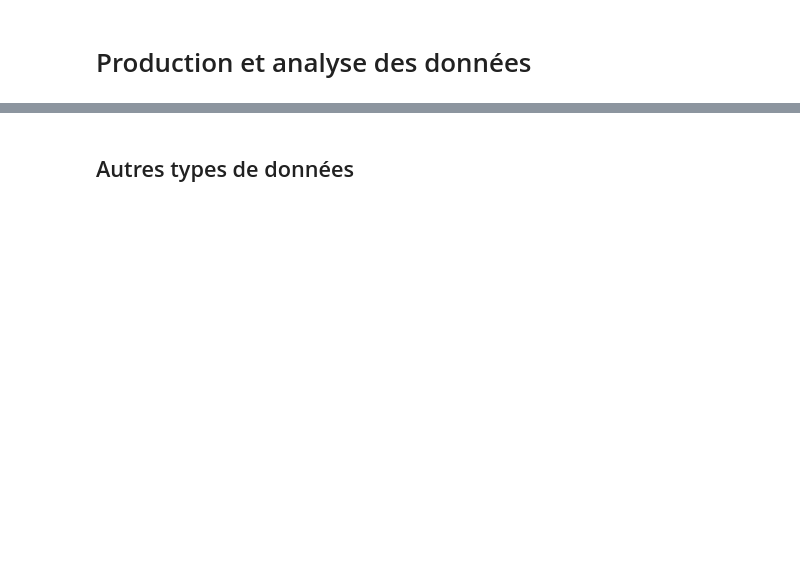
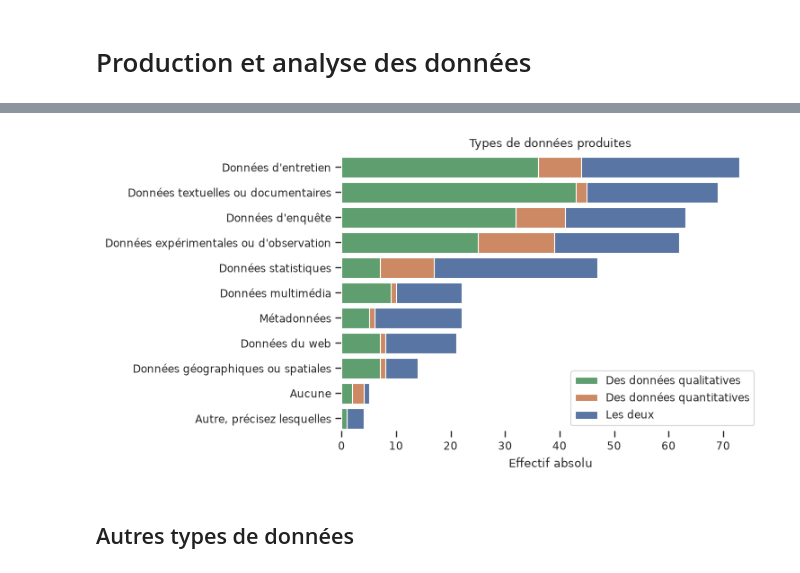
Before and after one commit to luneauaymeric/enquete_SO_p8, a Jupyter notebook: script_analyse/stat_descriptive/production_et_analyse_donnees.ipynb, the cells around one changed output, grey strips where cells are left out. Drawn from its saved outputs; the diff is of its cells as text; code cells hidden in the pictures; blank space fills up the shorter version.

```diff
--- a/script_analyse/stat_descriptive/production_et_analyse_donnees.ipynb
+++ b/script_analyse/stat_descriptive/production_et_analyse_donnees.ipynb
@@ -154,20 +204,31 @@ cross_tab.sort_values(by=["Total"],  ascending=[False])
 # %%
 fig, ax = plt.subplots(1, figsize=(6,4))
 
 sns.set_theme(style="ticks", context="paper")
 
 
 g = sns.barplot(x="nb", y="q10_type_data", data=q10, hue="q11_quali_or_quanti", dodge=False)
 
 titre = "Types de données produites"
 ax.yaxis.set_label_text("")
 ax.xaxis.set_label_text("")
+ax.set(xlabel='Effectif absolu')
 #ax.set_xticks(ticks = [x/10 for x in range(11)])
 ax.set_title(titre.replace("<i>","(").replace("</i>",")"))
+
+handles, labels = plt.gca().get_legend_handles_labels()
+order = [2,1,0]
+
+#add legend to plot
+
+ax.legend([handles[idx] for idx in order],[labels[idx] for idx in order])
+
 
 
 sns.despine(left=True, bottom=True)
 plt.savefig(f"./viz/type_donnee_quali.png", bbox_inches='tight', dpi = 200)
+# %% [output]
+[figure, added]
 # %% [markdown]
 ## Autres types de données
 # %%
```
Also changed, not shown: parts of 47 cells of this notebook, 8 other files.
